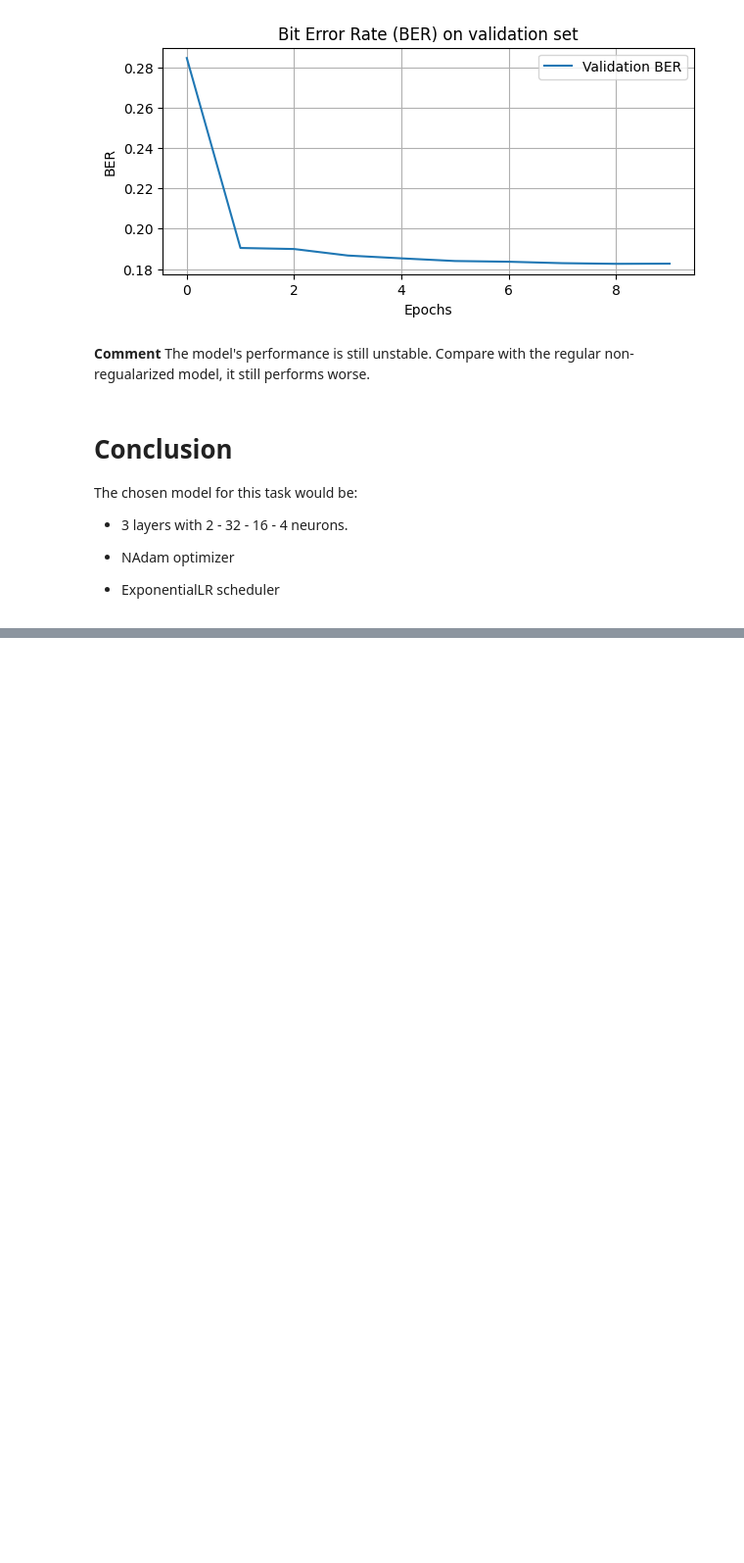
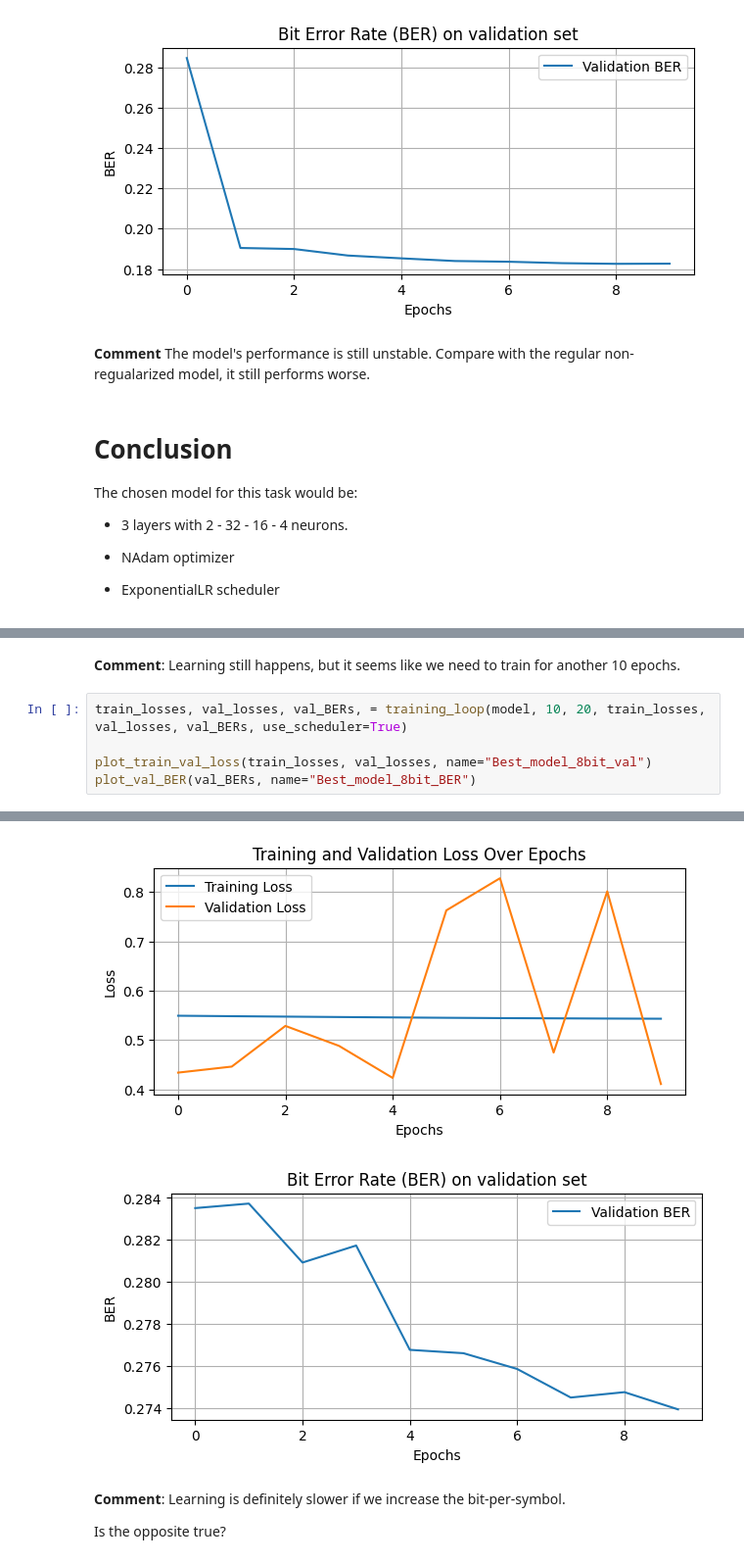
Before and after one commit to HieuVuong001/CMPE258, a Jupyter notebook: Model_Selection.ipynb, the cells around one changed output, grey strips where cells are left out. Shown at 98% size. Drawn from its saved outputs; the diff is of its cells as text; blank space fills up the shorter version.

```diff
--- a/Model_Selection.ipynb
+++ b/Model_Selection.ipynb
@@ -1234,0 +1334,8 @@ The chosen model for this task would be:
+# %% [markdown]
+**Comment**: Learning still happens, but it seems like we need to train for another 10 epochs.
+# %%
+train_losses, val_losses, val_BERs, = training_loop(model, 10, 20, train_losses, val_losses, val_BERs, use_scheduler=True)
+
+plot_train_val_loss(train_losses, val_losses, name="Best_model_8bit_val")
+plot_val_BER(val_BERs, name="Best_model_8bit_BER")
+# %% [output]
@@ -1234,0 +1352,6 @@ The chosen model for this task would be:
+[figure, added]
+[figure, added]
+# %% [markdown]
+**Comment**: Learning is definitely slower if we increase the bit-per-symbol.
+
+Is the opposite true?
```
Also changed, not shown: parts of 30 cells of this notebook.
